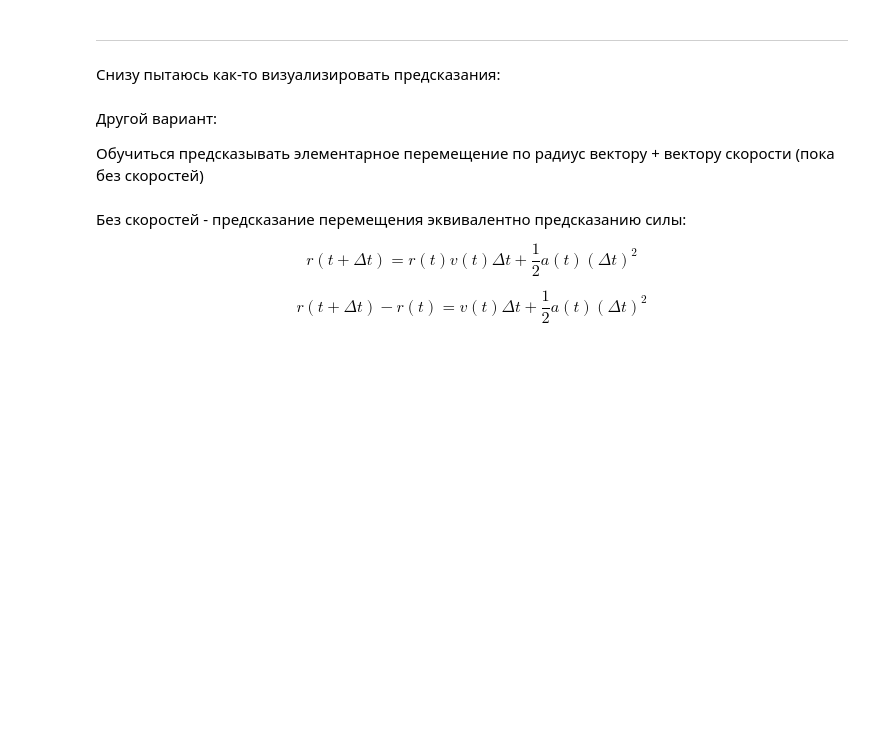
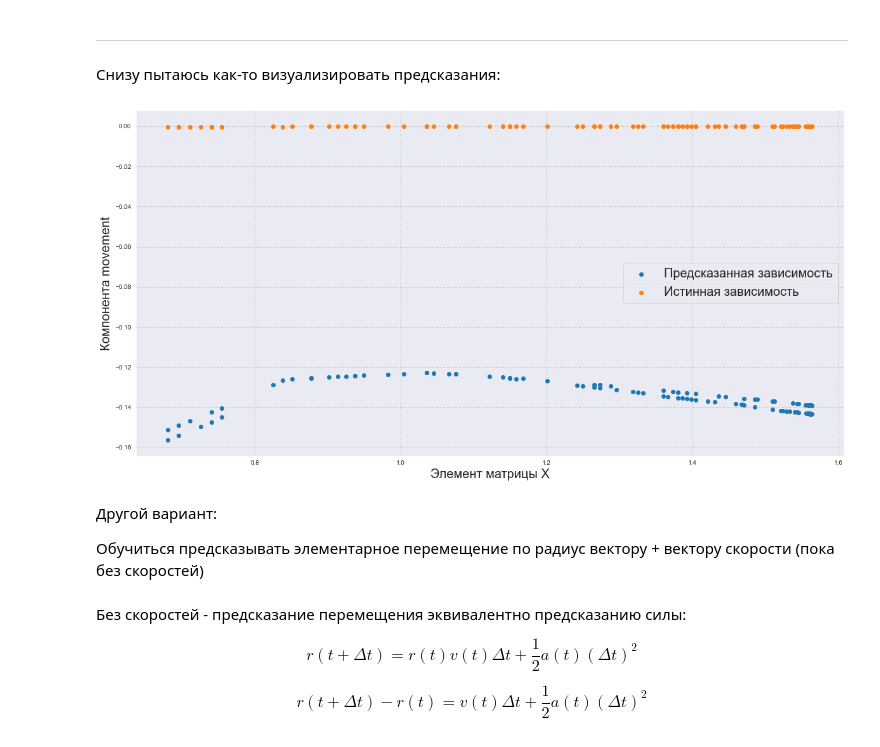
Before and after one commit to Alphonsce/Machine-learning-for-MD-project, a Jupyter notebook: network_testing.ipynb, the cells around one changed output. Saved outputs shown, nothing was run; the diff lists cells and outputs as text; code cells hidden in the pictures; blank space fills up the shorter version.

Commit message:
GPR learned movements

```diff
--- a/network_testing.ipynb
+++ b/network_testing.ipynb
@@ -405,13 +414,15 @@ x11_val = val_X[:, 0]
 x22_val = val_X[:, 4]
 x33_val = val_X[:, 8]
 # %%
-if MODE != "movements":
-    plot_2d_result(
-        x11_val,
-        y_pred=Y_pred if len(train_data[0][1]) == 1 else [elem[0] for elem in Y_pred],
-        y_true=Y_true if len(train_data[0][1]) == 1 else [elem[0] for elem in Y_true],
-        figsize=(20, 10)
-    )
+# if MODE != "movements":
+plot_2d_result(
+    x11_val,
+    y_pred=Y_pred if len(train_data[0][1]) == 1 else [elem[0] for elem in Y_pred],
+    y_true=Y_true if len(train_data[0][1]) == 1 else [elem[0] for elem in Y_true],
+    figsize=(20, 10)
+)
+# %% [output]
+[figure, added]
 # %%
 def plot_matrix(X, Y_pred, Y_true, figsize=(15, 15)):
     '''
```
Also changed, not shown: parts of 9 cells of this notebook, 4 other files.
